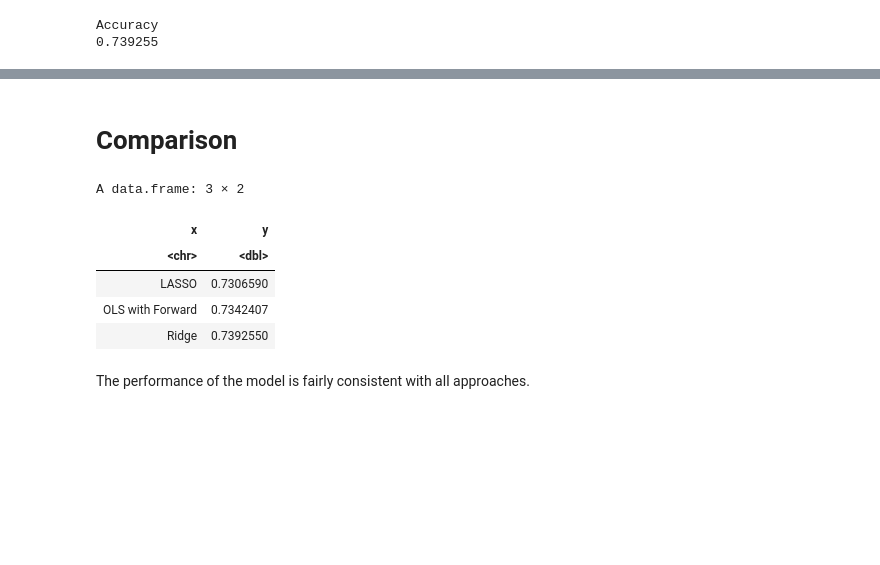
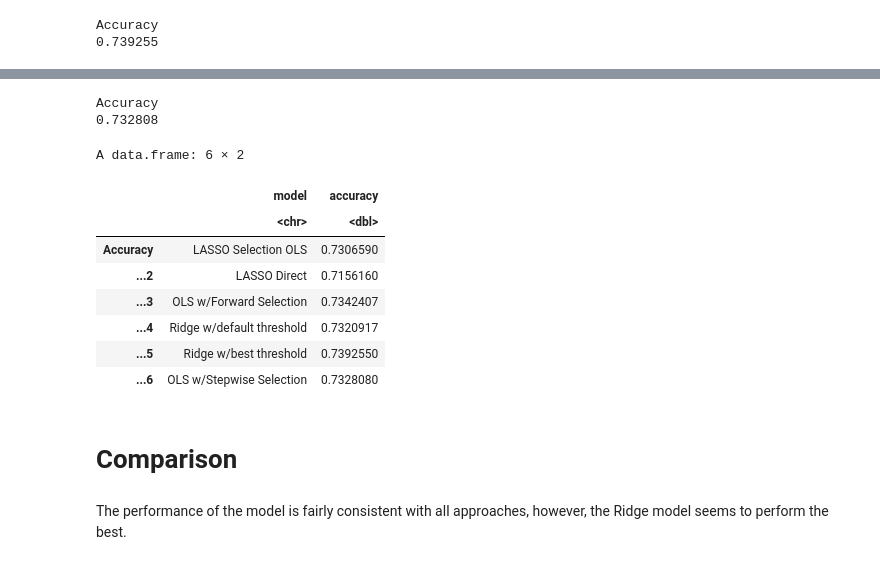
Before and after one commit to HaoyuYou/Stat-301-Project, a Jupyter notebook: model_comparison.ipynb, the cells around one changed output, grey strips where cells are left out. Drawn from its saved outputs; the diff is of its cells as text; code cells hidden in the pictures; blank space fills up the shorter version.

```diff
--- a/model_comparison.ipynb
+++ b/model_comparison.ipynb
@@ -616,0 +822,7 @@ Accuracy
+# %%
+# generate model
+employee_log_model <- glm(LeaveOrNot ~.,
+                         data = employee_train,
+                         family = binomial
+                         )
+summary(employee_log_model)
@@ -616,0 +847,12 @@ Accuracy
+# %%
+# Using model to predict
+predict_model <- predict(employee_log_model, newdata = employee_test, type = "response")
+predicted_classes <- ifelse(predict_model > 0.5, 1, 0)
+# %%
+employee_confusion_matrix_test <-
+    confusionMatrix(
+    data = as.factor(predicted_classes),
+    reference = as.factor(employee_test$LeaveOrNot),
+    positive = "1"
+)
+employee_confusion_matrix_test
@@ -617,13 +877,23 @@ Accuracy
+# %%
+step_acc <- employee_confusion_matrix_test$overall['Accuracy']
+step_acc
+# %% [output]
+Accuracy
+0.732808
+# %%
+results <- results %>% add_row(model = "OLS w/Stepwise Selection", accuracy = step_acc)
+results
+# %% [output]
+A data.frame: 6 × 2
+|  | model | accuracy |
+|  | <chr> | <dbl> |
+| Accuracy | LASSO Selection OLS | 0.7306590 |
+| ...2 | LASSO Direct | 0.7156160 |
+| ...3 | OLS w/Forward Selection | 0.7342407 |
+| ...4 | Ridge w/default threshold | 0.7320917 |
+| ...5 | Ridge w/best threshold | 0.7392550 |
+| ...6 | OLS w/Stepwise Selection | 0.7328080 |
 # %% [markdown]
 # Comparison
-# %%
-data.frame(x = c("LASSO", "OLS with Forward", "Ridge"),  y = c(lasso_acc, ols_forward_acc, ridge_acc))
-# %% [output]
-A data.frame: 3 × 2
-| x | y |
-| <chr> | <dbl> |
-| LASSO | 0.7306590 |
-| OLS with Forward | 0.7342407 |
-| Ridge | 0.7392550 |
 # %% [markdown]
-The performance of the model is fairly consistent with all approaches.
+The performance of the model is fairly consistent with all approaches, however, the Ridge model seems to perform the best.
```
Also changed, not shown: parts of 26 cells of this notebook.
